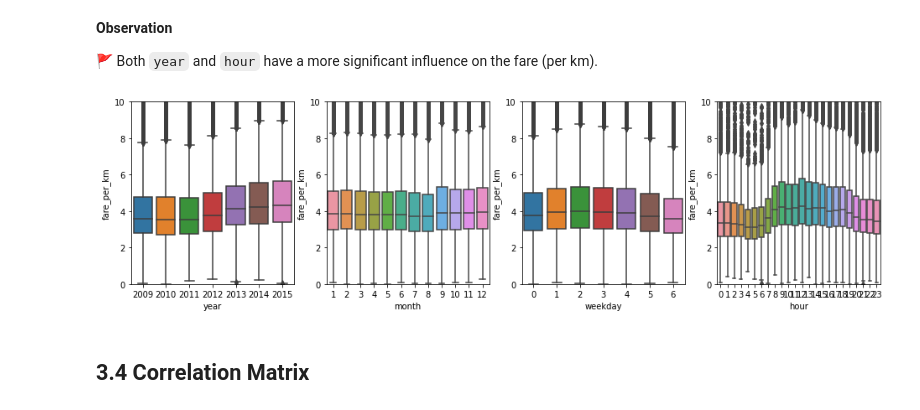
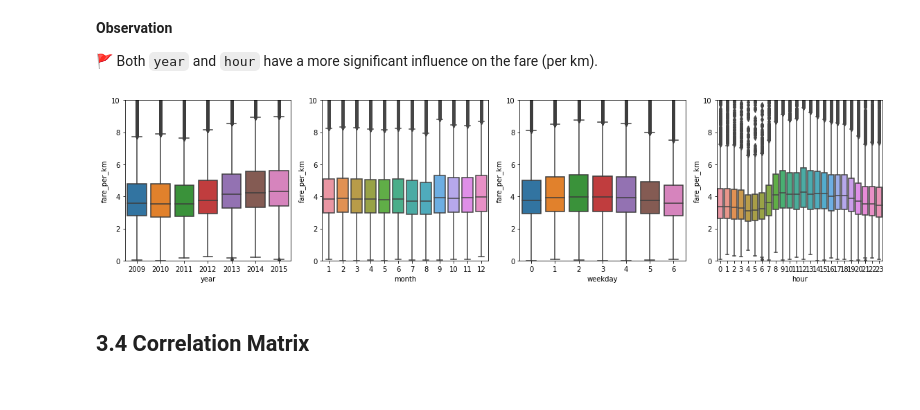
Before and after one commit to cfong32/data6100-final-proj, a Jupyter notebook: data6100_final_proj.ipynb, the cells around one changed output. Drawn from its saved outputs; the diff is of its cells as text; code cells hidden in the pictures.

```diff
--- a/data6100_final_proj.ipynb
+++ b/data6100_final_proj.ipynb
@@ -212,18 +212,21 @@ test : 9914
 
 🚩 Both `year` and `hour` have a more significant influence on the fare (per km).
 # %%
+# Plot the fare_per_km vs time features
+
 fig, axes = plt.subplots(1,4, figsize=(16,4))
 for col, ax in zip(['year', 'month', 'weekday', 'hour'], axes.flat):
     sns.boxplot(
         data=df.assign(fare_per_km=lambda x: x.fare_amount/x.dist),
         x=col,
         y='fare_per_km',
         ax=ax,
     )
     ax.set_ylim(0,10)
+plt.tight_layout()
 plt.show()
 # %% [output]
-[figure, old version]
+[figure, new version]
 # %% [markdown]
 ## 3.4 Correlation Matrix
 # %% [markdown]
```
Also changed, not shown: parts of 11 cells of this notebook.
